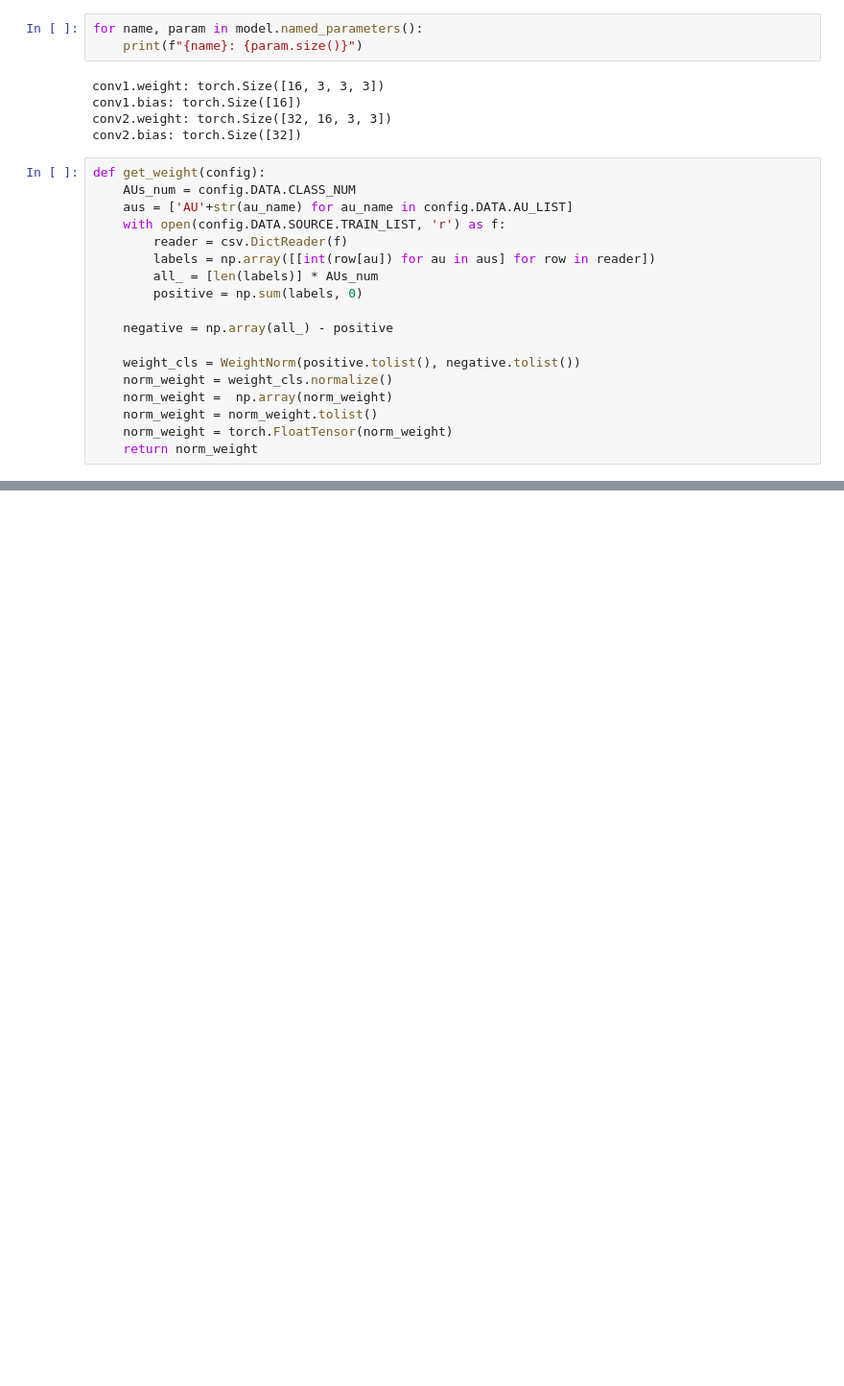
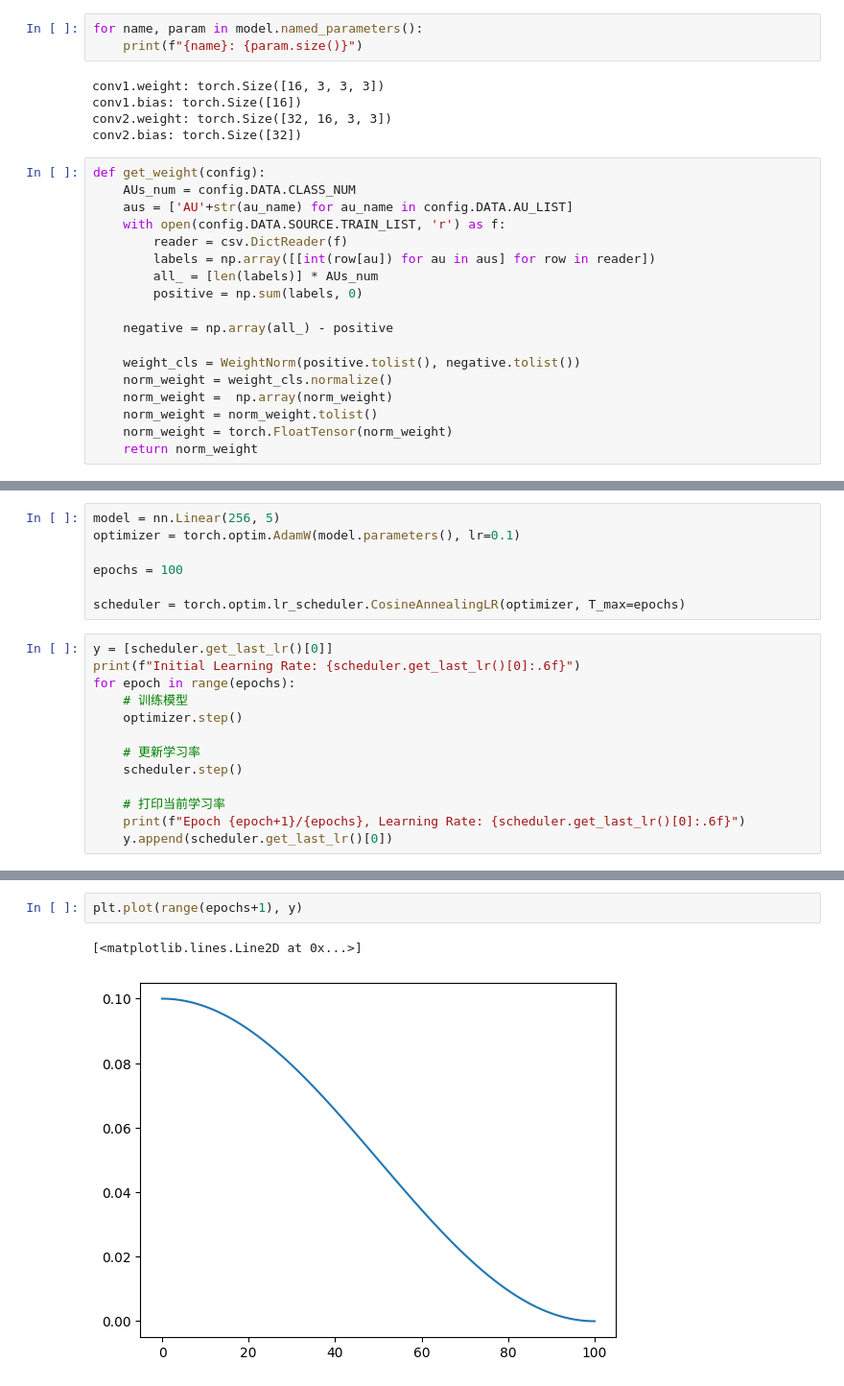
Before and after one commit to svliy/Unsupervised-Domain-Adaptation, a Jupyter notebook: test.ipynb, the cells around one changed output, grey strips where cells are left out. Shown: that part at 96% size. Cells and saved outputs as stored; diff of their text form; blank space fills up the shorter version.

```diff
--- a/test.ipynb
+++ b/test.ipynb
@@ -87,0 +70,20 @@ def get_weight(config):
+# %%
+model = nn.Linear(256, 5)
+optimizer = torch.optim.AdamW(model.parameters(), lr=0.1)
+
+epochs = 100
+
+scheduler = torch.optim.lr_scheduler.CosineAnnealingLR(optimizer, T_max=epochs)
+# %%
+y = [scheduler.get_last_lr()[0]]
+print(f"Initial Learning Rate: {scheduler.get_last_lr()[0]:.6f}")
+for epoch in range(epochs):
+    # 训练模型
+    optimizer.step()
+
+    # 更新学习率
+    scheduler.step()
+
+    # 打印当前学习率
+    print(f"Epoch {epoch+1}/{epochs}, Learning Rate: {scheduler.get_last_lr()[0]:.6f}")
+    y.append(scheduler.get_last_lr()[0])
@@ -87,0 +108,5 @@ def get_weight(config):
+# %%
+plt.plot(range(epochs+1), y)
+# %% [output]
+[<matplotlib.lines.Line2D at 0x...>]
+[figure, added]
```
Also changed, not shown: parts of 12 cells of this notebook, 9 other files.
